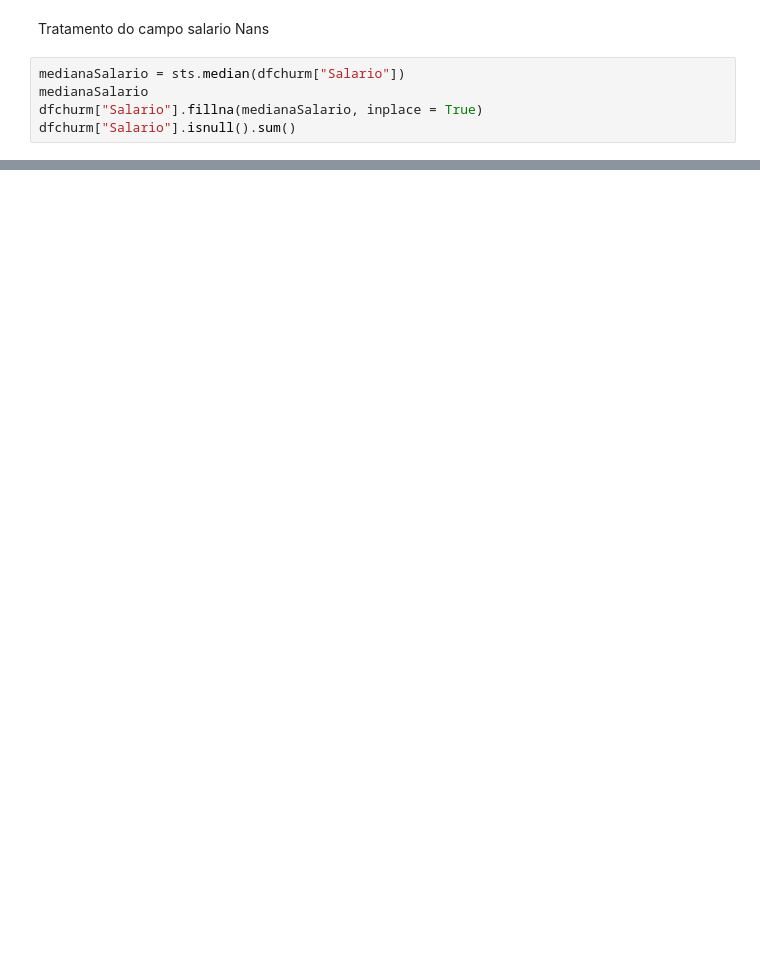
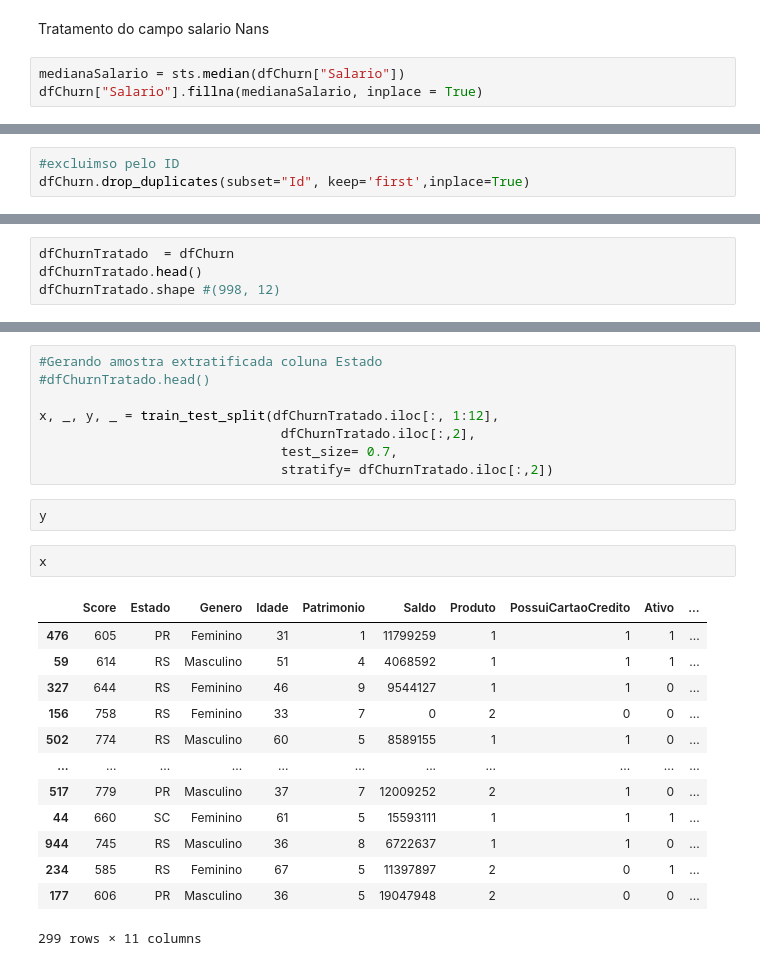
Before and after one commit to FlavioFreitasrn/Python, a Jupyter notebook: analise/churn.ipynb, the cells around one changed output, grey strips where cells are left out. Drawn from its saved outputs; the diff is of its cells as text; blank space fills up the shorter version.

```diff
--- a/analise/churn.ipynb
+++ b/analise/churn.ipynb
@@ -177,7 +172,5 @@ dtype: int64
 # %% [markdown]
 Tratamento do campo salario Nans
 # %%
-medianaSalario = sts.median(dfchurm["Salario"])
-medianaSalario
-dfchurm["Salario"].fillna(medianaSalario, inplace = True)
-dfchurm["Salario"].isnull().sum()
+medianaSalario = sts.median(dfChurn["Salario"])
+dfChurn["Salario"].fillna(medianaSalario, inplace = True)
@@ -207,0 +229,3 @@ fig.show()
+# %%
+#excluimso pelo ID
+dfChurn.drop_duplicates(subset="Id", keep='first',inplace=True)
@@ -207,0 +234,4 @@ fig.show()
+# %%
+dfChurnTratado  = dfChurn
+dfChurnTratado.head()
+dfChurnTratado.shape #(998, 12)
@@ -207,0 +272,26 @@ fig.show()
+# %%
+#Gerando amostra extratificada coluna Estado
+#dfChurnTratado.head()
+
+x, _, y, _ = train_test_split(dfChurnTratado.iloc[:, 1:12],
+                               dfChurnTratado.iloc[:,2],
+                               test_size= 0.7,
+                               stratify= dfChurnTratado.iloc[:,2])
+# %%
+y
+# %%
+x
+# %% [output]
+|  | Score | Estado | Genero | Idade | Patrimonio | Saldo | Produto | PossuiCartaoCredito | Ativo | ... |
+| 476 | 605 | PR | Feminino | 31 | 1 | 11799259 | 1 | 1 | 1 | ... |
+| 59 | 614 | RS | Masculino | 51 | 4 | 4068592 | 1 | 1 | 1 | ... |
+| 327 | 644 | RS | Feminino | 46 | 9 | 9544127 | 1 | 1 | 0 | ... |
+| 156 | 758 | RS | Feminino | 33 | 7 | 0 | 2 | 0 | 0 | ... |
+| 502 | 774 | RS | Masculino | 60 | 5 | 8589155 | 1 | 1 | 0 | ... |
+| ... | ... | ... | ... | ... | ... | ... | ... | ... | ... | ... |
+| 517 | 779 | PR | Masculino | 37 | 7 | 12009252 | 2 | 1 | 0 | ... |
+| 44 | 660 | SC | Feminino | 61 | 5 | 15593111 | 1 | 1 | 1 | ... |
+| 944 | 745 | RS | Masculino | 36 | 8 | 6722637 | 1 | 1 | 0 | ... |
+| 234 | 585 | RS | Feminino | 67 | 5 | 11397897 | 2 | 0 | 1 | ... |
+| 177 | 606 | PR | Masculino | 36 | 5 | 19047948 | 2 | 0 | 0 | ... |
+299 rows × 11 columns
```
Also changed, not shown: parts of 90 cells of this notebook, 22 other files.
